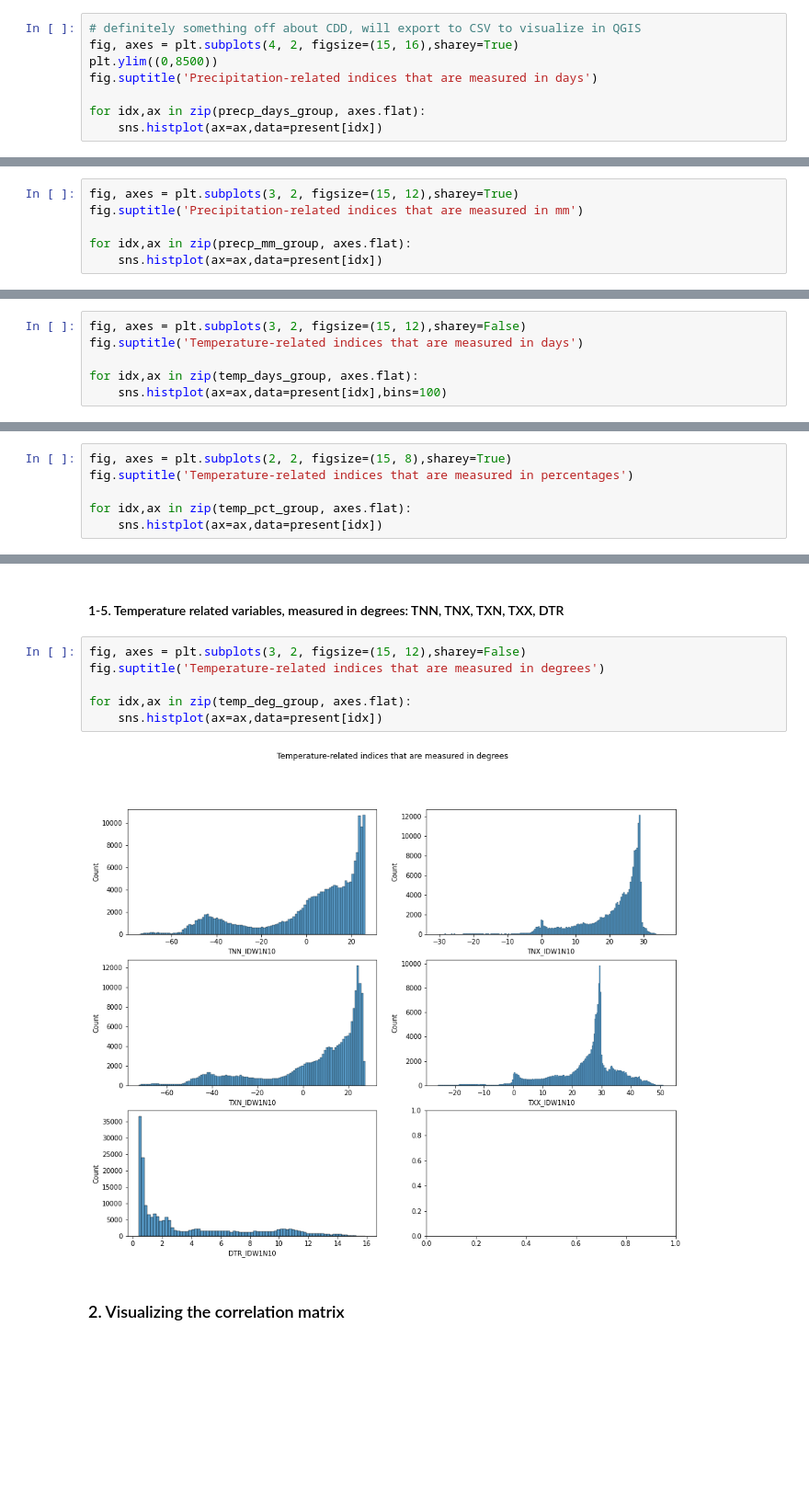
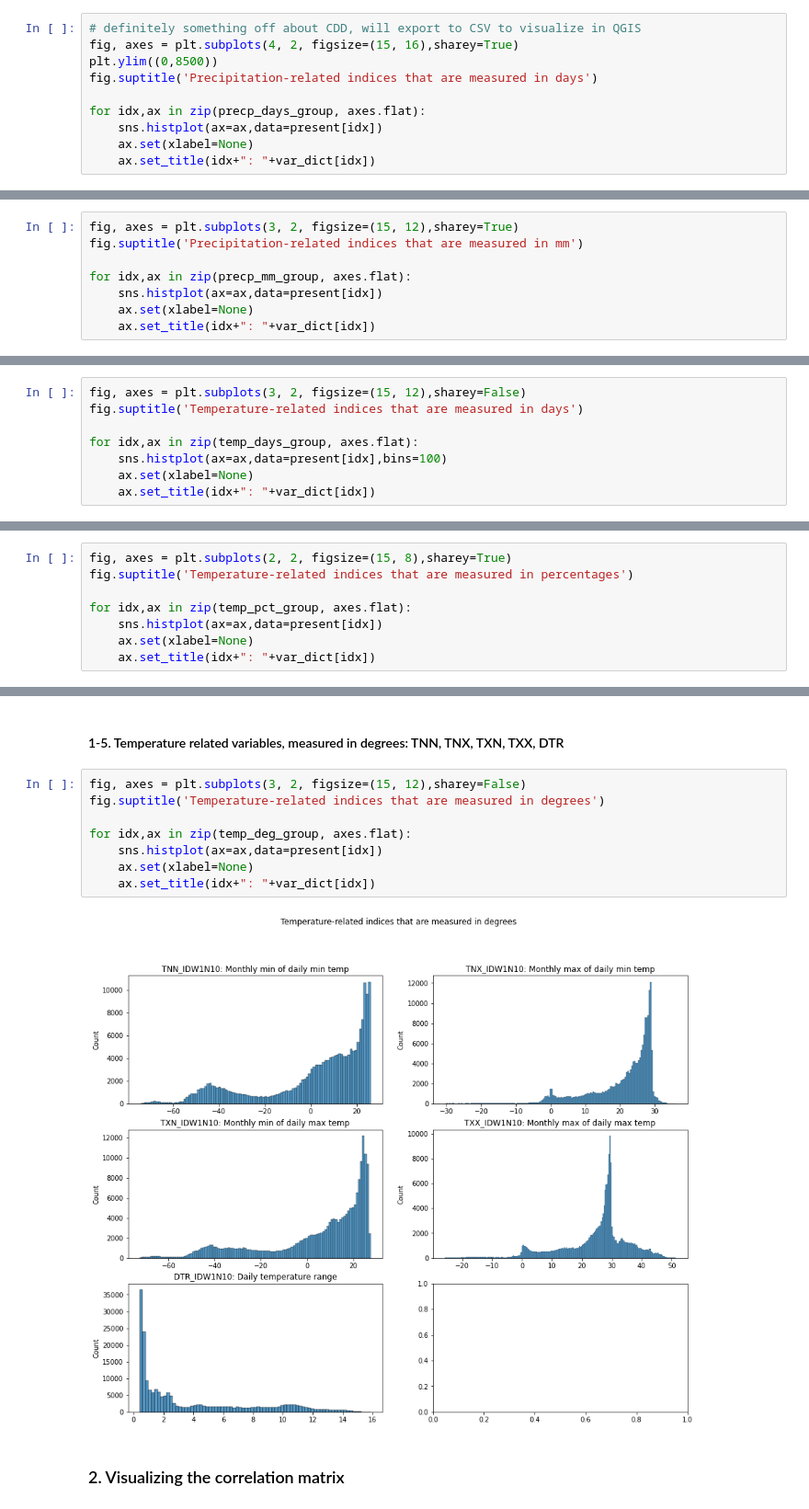
Before and after one commit to RyokoNod/sdm-asian-elephants, a Jupyter notebook: data_exploration/exploratory_analysis_etccdi.ipynb, the cells around one changed output, grey strips where cells are left out. Shown at 92% size. Drawn from its saved outputs; the diff is of its cells as text; blank space fills up the shorter version.

```diff
--- a/data_exploration/exploratory_analysis_etccdi.ipynb
+++ b/data_exploration/exploratory_analysis_etccdi.ipynb
@@ -88,4 +109,6 @@ fig.suptitle('Precipitation-related indices that are measured in days')
 
 for idx,ax in zip(precp_days_group, axes.flat):
     sns.histplot(ax=ax,data=present[idx])
+    ax.set(xlabel=None)
+    ax.set_title(idx+": "+var_dict[idx])
 # %% [output]
@@ -130,4 +155,6 @@ fig.suptitle('Precipitation-related indices that are measured in mm')
 
 for idx,ax in zip(precp_mm_group, axes.flat):
     sns.histplot(ax=ax,data=present[idx])
+    ax.set(xlabel=None)
+    ax.set_title(idx+": "+var_dict[idx])
 # %% [output]
@@ -140,4 +167,6 @@ fig.suptitle('Temperature-related indices that are measured in days')
 
 for idx,ax in zip(temp_days_group, axes.flat):
     sns.histplot(ax=ax,data=present[idx],bins=100)
+    ax.set(xlabel=None)
+    ax.set_title(idx+": "+var_dict[idx])
 # %% [output]
@@ -150,4 +179,6 @@ fig.suptitle('Temperature-related indices that are measured in percentages')
 
 for idx,ax in zip(temp_pct_group, axes.flat):
     sns.histplot(ax=ax,data=present[idx])
+    ax.set(xlabel=None)
+    ax.set_title(idx+": "+var_dict[idx])
 # %% [output]
@@ -157,11 +188,13 @@ for idx,ax in zip(temp_pct_group, axes.flat):
 # %%
 fig, axes = plt.subplots(3, 2, figsize=(15, 12),sharey=False)
 fig.suptitle('Temperature-related indices that are measured in degrees')
 
 for idx,ax in zip(temp_deg_group, axes.flat):
     sns.histplot(ax=ax,data=present[idx])
+    ax.set(xlabel=None)
+    ax.set_title(idx+": "+var_dict[idx])
 # %% [output]
-[figure, old version]
+[figure, new version]
 # %% [markdown]
 ### 2. Visualizing the correlation matrix<a class="anchor" id="1950-2000corr"></a>
 # %%
```
Also changed, not shown: parts of 32 cells of this notebook, 1 other file.
